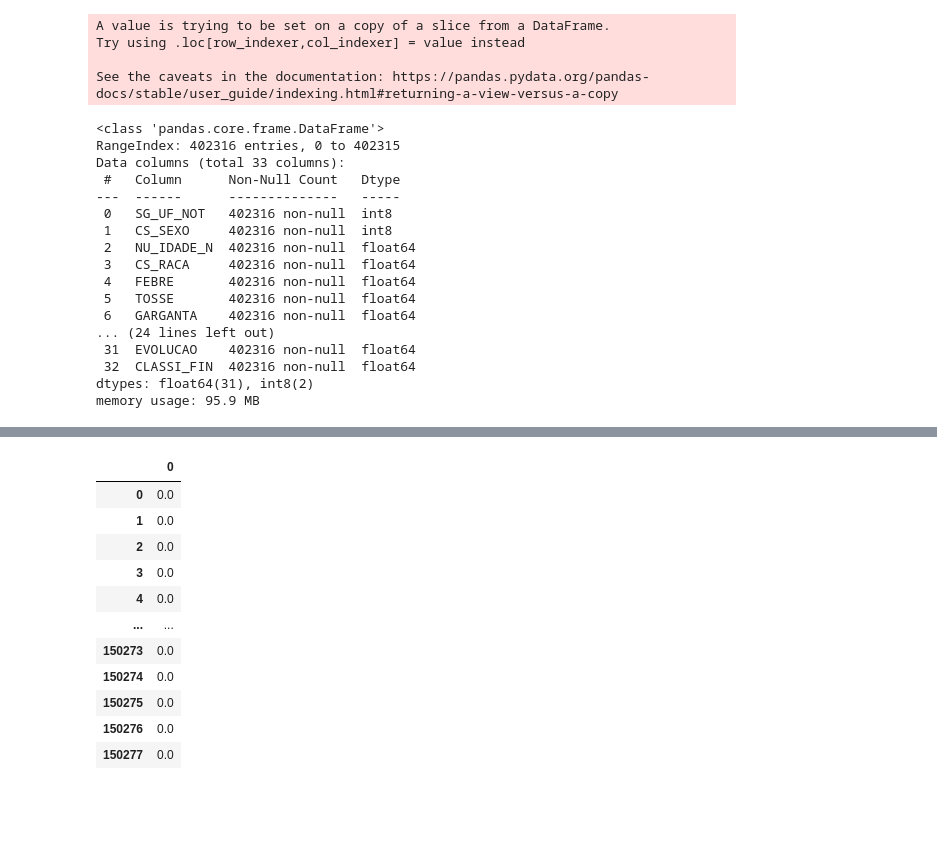
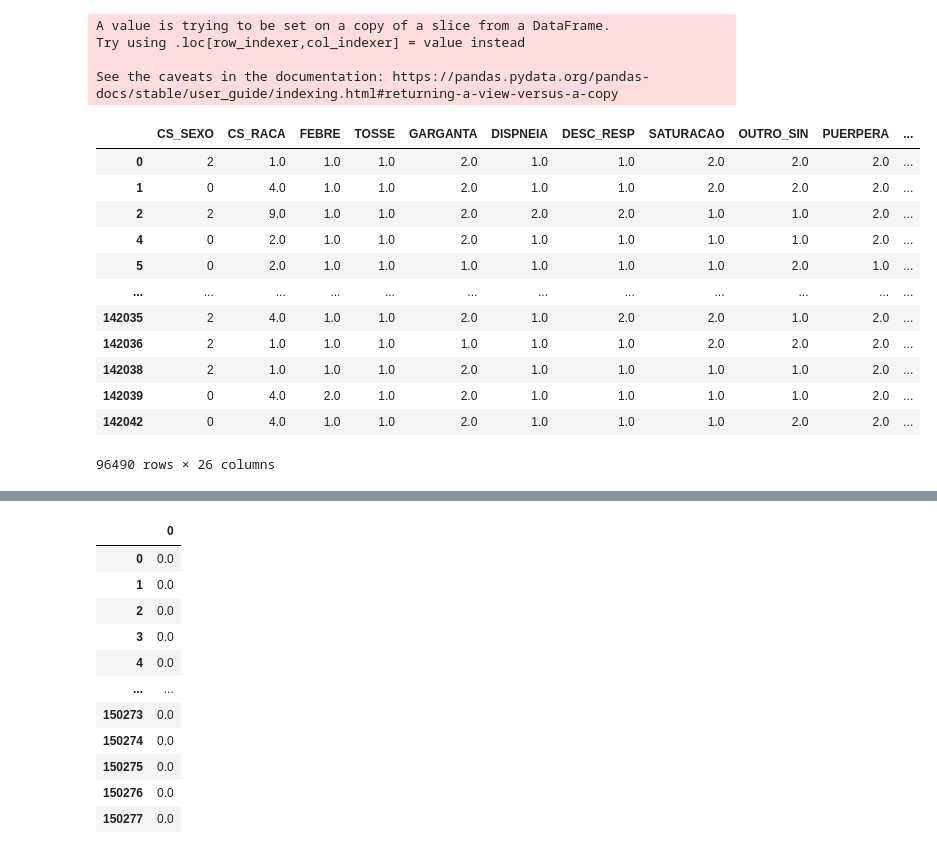
Before and after one commit to ptcar2009/covid19-classifier, a Jupyter notebook: DataExploration.ipynb, the cells around one changed output, grey strips where cells are left out. Cells and saved outputs as stored; diff of their text form; code cells hidden in the pictures; blank space fills up the shorter version.

```diff
--- a/DataExploration.ipynb
+++ b/DataExploration.ipynb
@@ -88,0 +133,3 @@ dfs += [df_2020]
+# %%
+df_control=df_control[df_control.columns.intersection(df_2020.columns)]
+df_2020=df_2020[df_2020.columns.intersection(df_control.columns)]
@@ -200,10 +306,7 @@ These columns describe the basic features of the patient, such as age, sex, self
 
 The CRITERIO and EVOLUCAO columns describe the criteria on which the final diagnosis was based and if the patient was cured or came to pass, respectively.
 # %%
-feature_list = ['SG_UF_NOT',
-                'CS_SEXO',
-                'TP_IDADE',
-                'NU_IDADE_N',
+feature_list = ['CS_SEXO',
                 'CS_RACA',
                 'FEBRE',
                 'TOSSE',
@@ -211,27 +314,21 @@ feature_list = ['SG_UF_NOT',
                 'DISPNEIA',
                 'DESC_RESP',
                 'SATURACAO',
-                'DIARREIA',
-                'VOMITO',
                 'OUTRO_SIN',
                 'PUERPERA',
                 'CARDIOPATI',
-                'HEMATOLOGI',
                 'SIND_DOWN',
                 'HEPATICA',
-                'DIABETES',
                 'NEUROLOGIC',
                 'PNEUMOPATI',
                 'RENAL',
                 'OBESIDADE',
                 'VACINA',
                 'ANTIVIRAL',
-                'TP_ANTIVIR',
                 'HOSPITAL',
                 'UTI',
                 'SUPORT_VEN',
                 'RAIOX_RES',
-                'AMOSTRA',
                 'EVOLUCAO'
                ]
 # %%
@@ -273,3 +336,18 @@ def categorize_and_fill(df_in):
+# %%
+def categorize_and_fill(df_in):
+    # feature_list is the list of selected features
+    df_out_X = df_in[feature_list + ['CLASSI_FIN', 'DT_SIN_PRI']]
+
+
+    # converting categorical into numeric
+
+    df_out_X.loc[:,'CS_SEXO'] = df_out_X['CS_SEXO'].astype('category').cat.codes
+
+    # filling the null values with the 'ignored' token
+    df_out_X = df_out_X.dropna()
+
+
+    return df_out_X
 # %%
 df_2020 = categorize_and_fill(df_2020)
 df_control = categorize_and_fill(df_control)
@@ -283,23 +361,3 @@ valid_index_2020 = df_2020['CLASSI_FIN'] == 5
 valid_index_control = df_control['CLASSI_FIN'] == 4
 
 full_df = pd.concat([df_2020[valid_index_2020], df_control[valid_index_control]], ignore_index=True, sort=False)
-# %%
-full_df.info()
-# %% [output]
-<class 'pandas.core.frame.DataFrame'>
-RangeIndex: 402316 entries, 0 to 402315
-Data columns (total 33 columns):
- #   Column      Non-Null Count   Dtype
----  ------      --------------   -----
- 0   SG_UF_NOT   402316 non-null  int8
- 1   CS_SEXO     402316 non-null  int8
- 2   NU_IDADE_N  402316 non-null  float64
- 3   CS_RACA     402316 non-null  float64
- 4   FEBRE       402316 non-null  float64
- 5   TOSSE       402316 non-null  float64
- 6   GARGANTA    402316 non-null  float64
-... (24 lines left out)
- 31  EVOLUCAO    402316 non-null  float64
- 32  CLASSI_FIN  402316 non-null  float64
-dtypes: float64(31), int8(2)
-memory usage: 95.9 MB
@@ -306,3 +378,20 @@ memory usage: 95.9 MB
 # %%
 full_df.loc[full_df['CLASSI_FIN'] == 4, 'CLASSI_FIN'] = 0
 full_df.loc[full_df['CLASSI_FIN'] == 5, 'CLASSI_FIN'] = 1
+full_df['DT_SIN_PRI'] = pd.to_datetime(full_df['DT_SIN_PRI'], format="%d/%m/%Y")
+# %%
+full_df[full_df['DT_SIN_PRI'] < '2020']
+# %% [output]
+|  | CS_SEXO | CS_RACA | FEBRE | TOSSE | GARGANTA | DISPNEIA | DESC_RESP | SATURACAO | OUTRO_SIN | PUERPERA | ... |
+| 0 | 2 | 1.0 | 1.0 | 1.0 | 2.0 | 1.0 | 1.0 | 2.0 | 2.0 | 2.0 | ... |
+| 1 | 0 | 4.0 | 1.0 | 1.0 | 2.0 | 1.0 | 1.0 | 2.0 | 2.0 | 2.0 | ... |
+| 2 | 2 | 9.0 | 1.0 | 1.0 | 2.0 | 2.0 | 2.0 | 1.0 | 1.0 | 2.0 | ... |
+| 4 | 0 | 2.0 | 1.0 | 1.0 | 2.0 | 1.0 | 1.0 | 1.0 | 1.0 | 2.0 | ... |
+| 5 | 0 | 2.0 | 1.0 | 1.0 | 1.0 | 1.0 | 1.0 | 1.0 | 2.0 | 1.0 | ... |
+| ... | ... | ... | ... | ... | ... | ... | ... | ... | ... | ... | ... |
+| 142035 | 2 | 4.0 | 1.0 | 1.0 | 2.0 | 1.0 | 2.0 | 2.0 | 1.0 | 2.0 | ... |
+| 142036 | 2 | 1.0 | 1.0 | 1.0 | 1.0 | 1.0 | 1.0 | 2.0 | 2.0 | 2.0 | ... |
+| 142038 | 2 | 1.0 | 1.0 | 1.0 | 2.0 | 1.0 | 1.0 | 1.0 | 1.0 | 2.0 | ... |
+| 142039 | 0 | 4.0 | 2.0 | 1.0 | 2.0 | 1.0 | 1.0 | 1.0 | 1.0 | 2.0 | ... |
+| 142042 | 0 | 4.0 | 1.0 | 1.0 | 2.0 | 1.0 | 1.0 | 1.0 | 2.0 | 2.0 | ... |
+96490 rows × 26 columns
```
Also changed, not shown: parts of 25 cells of this notebook, 1 other file.
